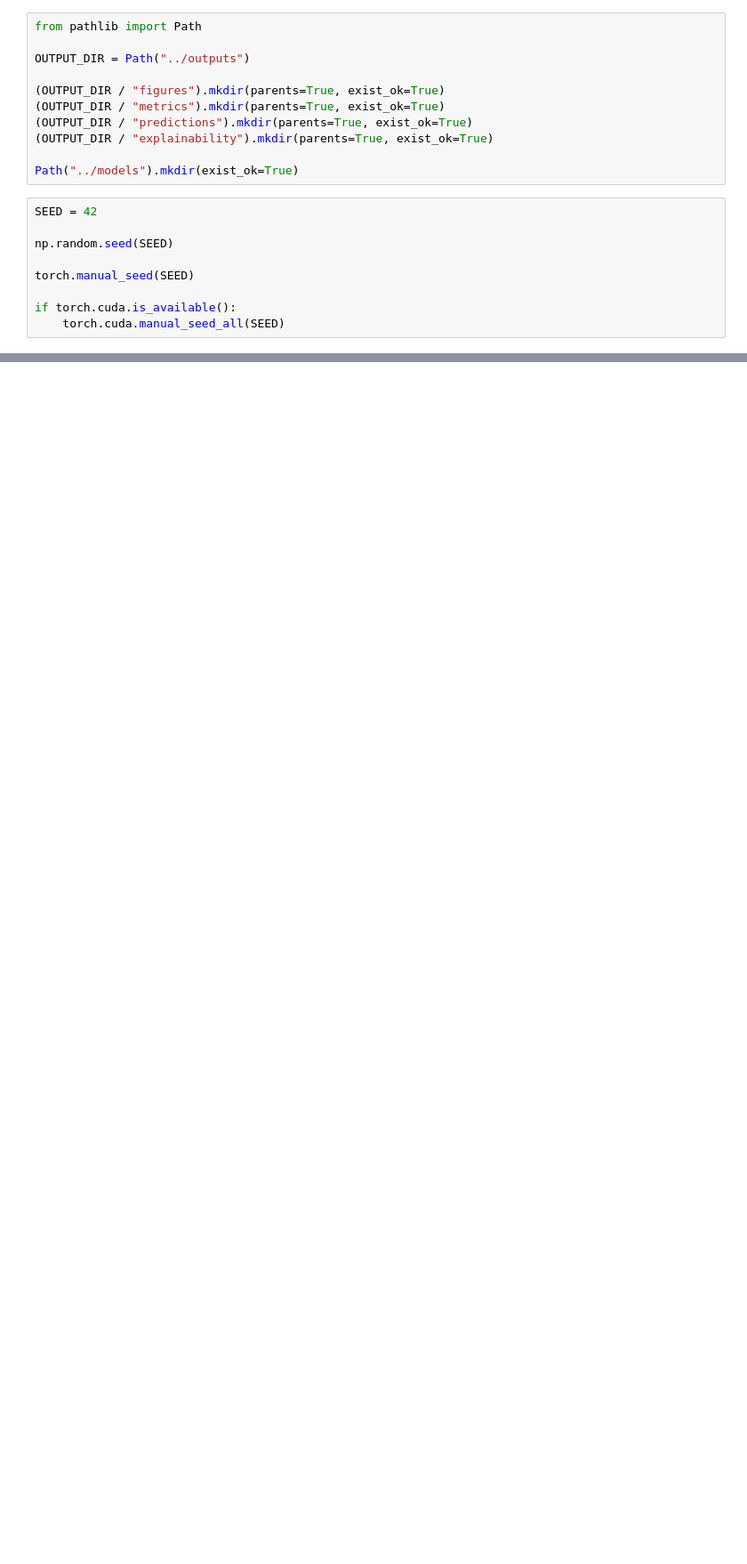
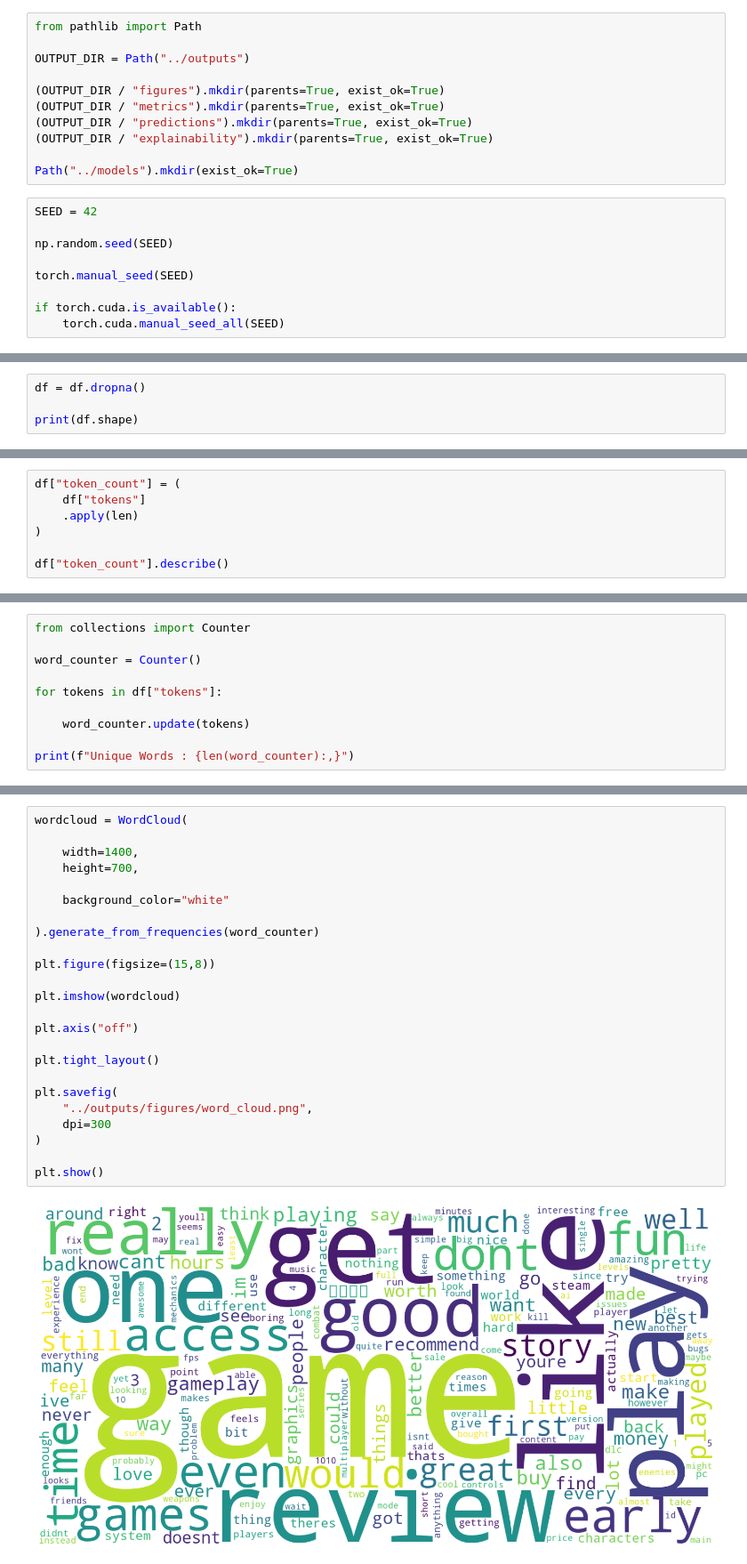
Before and after one commit to sxmimhd/AI-Projects, a Jupyter notebook: 13-nlp-sentiment-analysis/notebooks/nlp.ipynb, the cells around one changed output, grey strips where cells are left out. Shown at 89% size. Saved outputs shown, nothing was run; the diff lists cells and outputs as text; blank space fills up the shorter version.

```diff
--- a/13-nlp-sentiment-analysis/notebooks/nlp.ipynb
+++ b/13-nlp-sentiment-analysis/notebooks/nlp.ipynb
@@ -74,0 +201,4 @@ if torch.cuda.is_available():
+# %%
+df = df.dropna()
+
+print(df.shape)
@@ -74,0 +531,7 @@ if torch.cuda.is_available():
+# %%
+df["token_count"] = (
+    df["tokens"]
+    .apply(len)
+)
+
+df["token_count"].describe()
@@ -74,0 +605,10 @@ if torch.cuda.is_available():
+# %%
+from collections import Counter
+
+word_counter = Counter()
+
+for tokens in df["tokens"]:
+
+    word_counter.update(tokens)
+
+print(f"Unique Words : {len(word_counter):,}")
@@ -74,0 +666,26 @@ if torch.cuda.is_available():
+# %%
+wordcloud = WordCloud(
+
+    width=1400,
+    height=700,
+
+    background_color="white"
+
+).generate_from_frequencies(word_counter)
+
+plt.figure(figsize=(15,8))
+
+plt.imshow(wordcloud)
+
+plt.axis("off")
+
+plt.tight_layout()
+
+plt.savefig(
+    "../outputs/figures/word_cloud.png",
+    dpi=300
+)
+
+plt.show()
+# %% [output]
+[figure, added]
```
Also changed, not shown: parts of 107 cells of this notebook, 29 other files.
